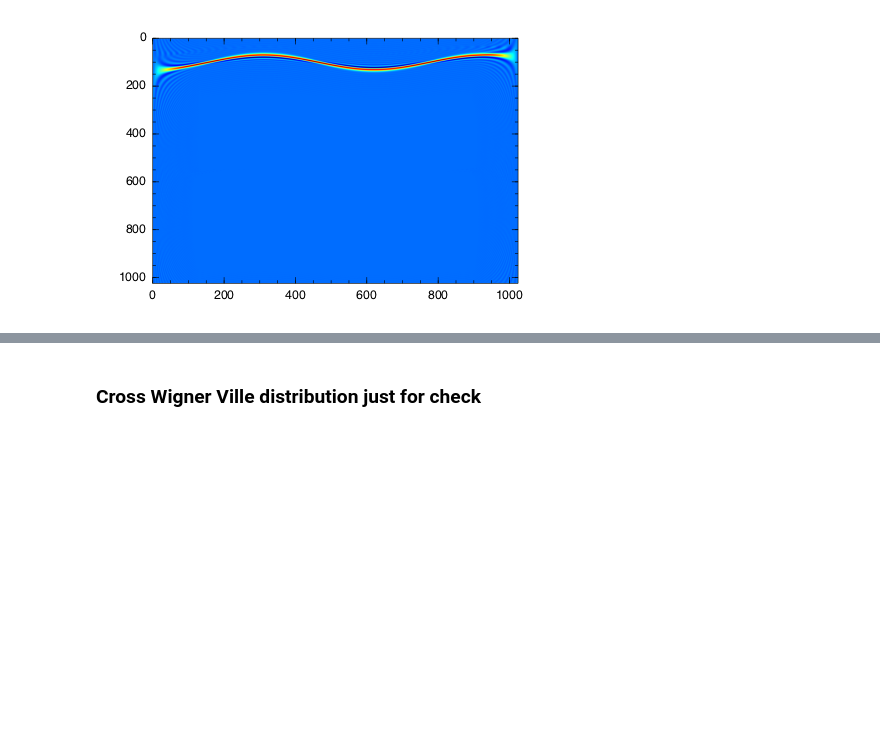
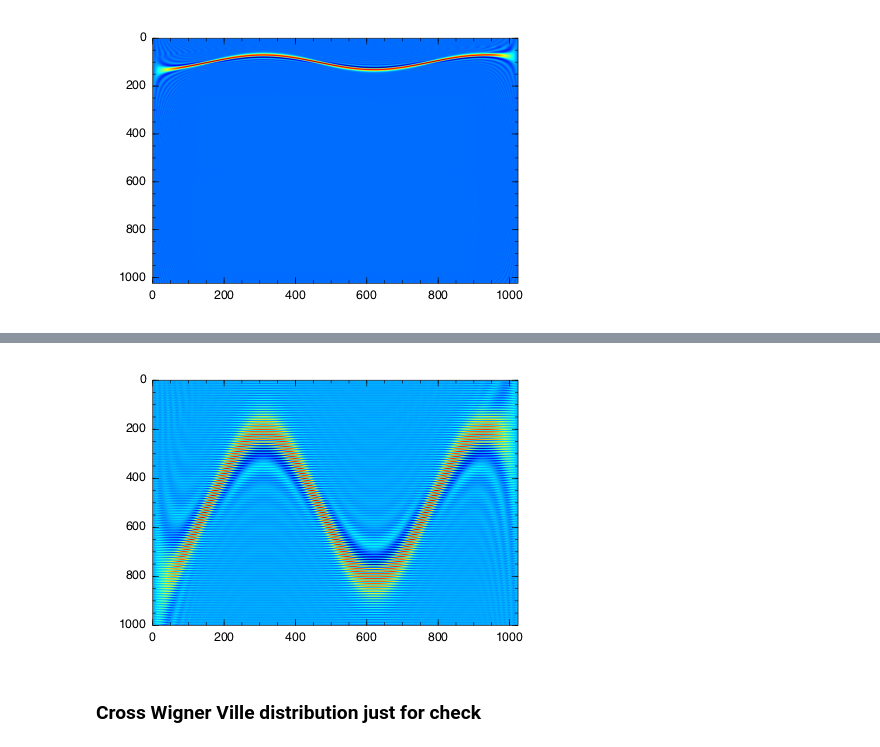
Before and after one commit to HajimeKawahara/juwvid, a Jupyter notebook: sample.ipynb, the cells around one changed output, grey strips where cells are left out. Cells and saved outputs as stored; diff of their text form; code cells hidden in the pictures; blank space fills up the shorter version.

```diff
--- a/sample.ipynb
+++ b/sample.ipynb
@@ -53,2 +87,4 @@ imagesc(tfrp)
 # %% [output]
 [figure]
+# %%
+tfrpf=cohenclass.tfrpwv(z,NaN,NaN,fin,NaN,NaN,0)
@@ -55,3 +110,7 @@ imagesc(tfrp)
+# %%
+imagesc(real(tfrpf))
+# %% [output]
+[figure, added]
 # %% [markdown]
 ### Cross Wigner Ville distribution just for check
 # %%
```
Also changed, not shown: parts of 9 cells of this notebook, 2 other files.
